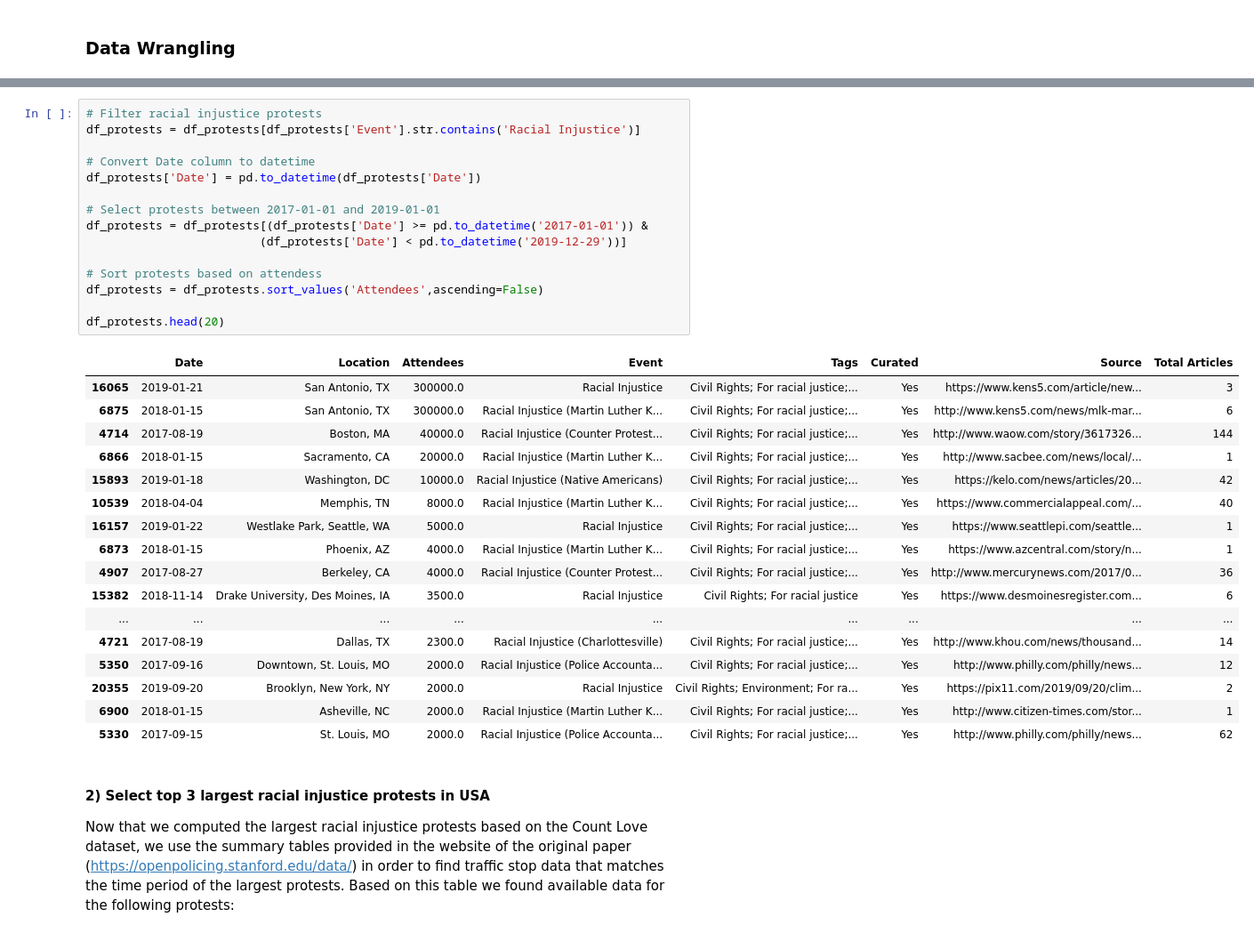
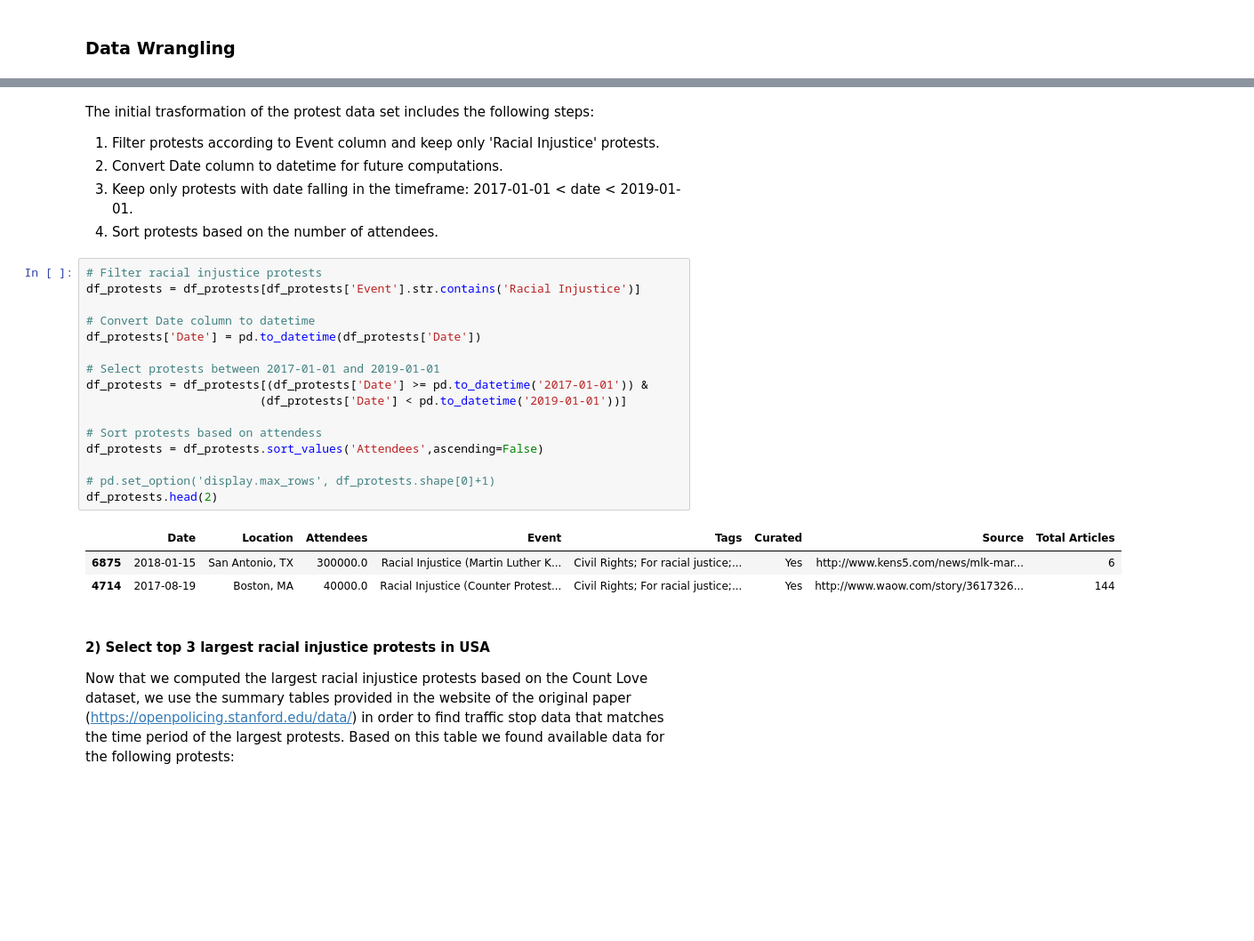
Before and after one commit to epfl-ada/ada-2020-project-milestone-p3-p3_three_musketeers, a Jupyter notebook: racial_protest_effects.ipynb, the cells around one changed output, grey strips where cells are left out. Shown at 89% size. Cells and saved outputs as stored; diff of their text form; blank space fills up the shorter version.

Commit message:
data wrangling fix

```diff
--- a/racial_protest_effects.ipynb
+++ b/racial_protest_effects.ipynb
@@ -61,36 +51,29 @@ df_protests.sample(2)
+# %% [markdown]
+The initial trasformation of the protest data set includes the following steps:
+1. Filter protests according to Event column and keep only 'Racial Injustice' protests.
+2. Convert Date column to datetime for future computations.
+3. Keep only protests with date falling in the timeframe: 2017-01-01 < date < 2019-01-01.
+4. Sort protests based on the number of attendees.
 # %%
 # Filter racial injustice protests
 df_protests = df_protests[df_protests['Event'].str.contains('Racial Injustice')]
 
 # Convert Date column to datetime
 df_protests['Date'] = pd.to_datetime(df_protests['Date'])
 
 # Select protests between 2017-01-01 and 2019-01-01
 df_protests = df_protests[(df_protests['Date'] >= pd.to_datetime('2017-01-01')) &
-                         (df_protests['Date'] < pd.to_datetime('2019-12-29'))]
+                         (df_protests['Date'] < pd.to_datetime('2019-01-01'))]
 
 # Sort protests based on attendess
 df_protests = df_protests.sort_values('Attendees',ascending=False)
 
-df_protests.head(20)
+# pd.set_option('display.max_rows', df_protests.shape[0]+1)
+df_protests.head(2)
 # %% [output]
 |  | Date | Location | Attendees | Event | Tags | Curated | Source | Total Articles |
-| 16065 | 2019-01-21 | San Antonio, TX | 300000.0 | Racial Injustice | Civil Rights; For racial justice;... | Yes | https://www.kens5.com/article/new... | 3 |
 | 6875 | 2018-01-15 | San Antonio, TX | 300000.0 | Racial Injustice (Martin Luther K... | Civil Rights; For racial justice;... | Yes | http://www.kens5.com/news/mlk-mar... | 6 |
 | 4714 | 2017-08-19 | Boston, MA | 40000.0 | Racial Injustice (Counter Protest... | Civil Rights; For racial justice;... | Yes | http://www.waow.com/story/3617326... | 144 |
-| 6866 | 2018-01-15 | Sacramento, CA | 20000.0 | Racial Injustice (Martin Luther K... | Civil Rights; For racial justice;... | Yes | http://www.sacbee.com/news/local/... | 1 |
-| 15893 | 2019-01-18 | Washington, DC | 10000.0 | Racial Injustice (Native Americans) | Civil Rights; For racial justice;... | Yes | https://kelo.com/news/articles/20... | 42 |
-| 10539 | 2018-04-04 | Memphis, TN | 8000.0 | Racial Injustice (Martin Luther K... | Civil Rights; For racial justice;... | Yes | https://www.commercialappeal.com/... | 40 |
-| 16157 | 2019-01-22 | Westlake Park, Seattle, WA | 5000.0 | Racial Injustice | Civil Rights; For racial justice;... | Yes | https://www.seattlepi.com/seattle... | 1 |
-| 6873 | 2018-01-15 | Phoenix, AZ | 4000.0 | Racial Injustice (Martin Luther K... | Civil Rights; For racial justice;... | Yes | https://www.azcentral.com/story/n... | 1 |
-| 4907 | 2017-08-27 | Berkeley, CA | 4000.0 | Racial Injustice (Counter Protest... | Civil Rights; For racial justice;... | Yes | http://www.mercurynews.com/2017/0... | 36 |
-| 15382 | 2018-11-14 | Drake University, Des Moines, IA | 3500.0 | Racial Injustice | Civil Rights; For racial justice | Yes | https://www.desmoinesregister.com... | 6 |
-| ... | ... | ... | ... | ... | ... | ... | ... | ... |
-| 4721 | 2017-08-19 | Dallas, TX | 2300.0 | Racial Injustice (Charlottesville) | Civil Rights; For racial justice;... | Yes | http://www.khou.com/news/thousand... | 14 |
-| 5350 | 2017-09-16 | Downtown, St. Louis, MO | 2000.0 | Racial Injustice (Police Accounta... | Civil Rights; For racial justice;... | Yes | http://www.philly.com/philly/news... | 12 |
-| 20355 | 2019-09-20 | Brooklyn, New York, NY | 2000.0 | Racial Injustice | Civil Rights; Environment; For ra... | Yes | https://pix11.com/2019/09/20/clim... | 2 |
-| 6900 | 2018-01-15 | Asheville, NC | 2000.0 | Racial Injustice (Martin Luther K... | Civil Rights; For racial justice;... | Yes | http://www.citizen-times.com/stor... | 1 |
-| 5330 | 2017-09-15 | St. Louis, MO | 2000.0 | Racial Injustice (Police Accounta... | Civil Rights; For racial justice;... | Yes | http://www.philly.com/philly/news... | 62 |
 # %% [markdown]
 #### 2) Select top 3 largest racial injustice protests in USA
 
```
Also changed, not shown: parts of 16 cells of this notebook.
